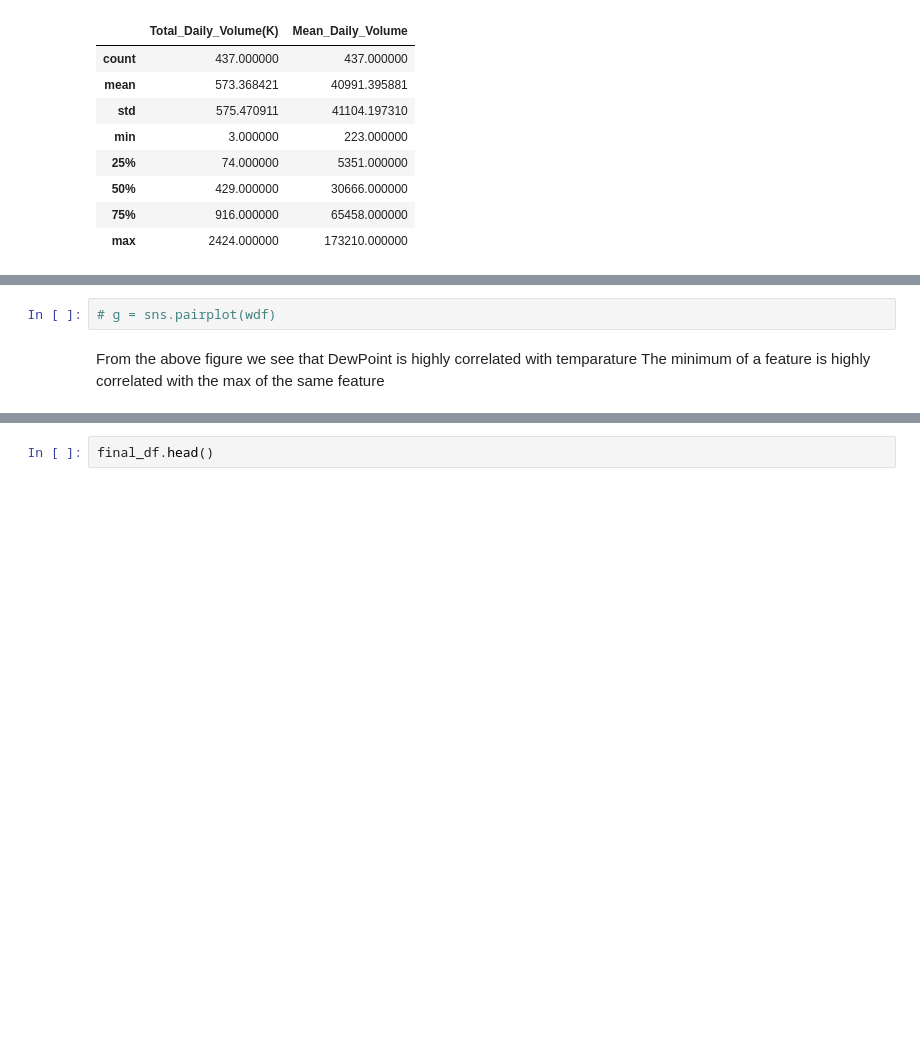
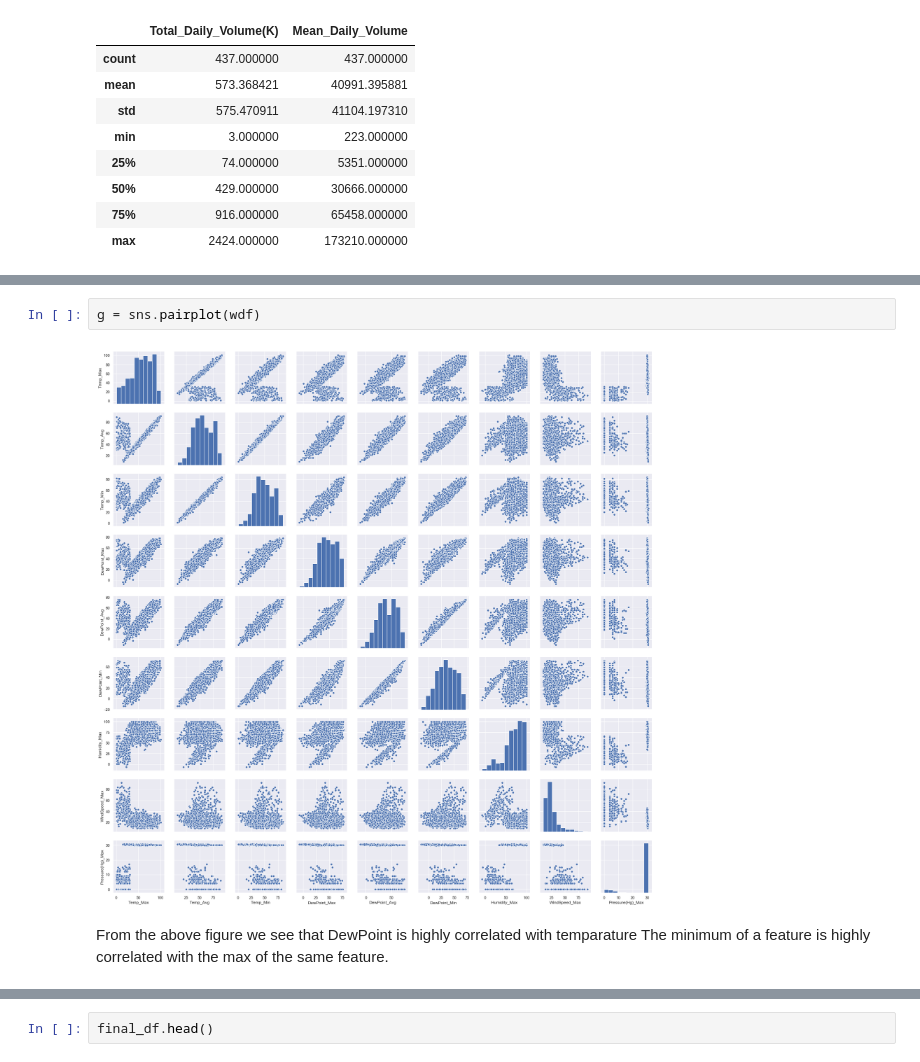
Before and after one commit to samiramunir/Predicting_Traffic_Data_Using_Weather, a Jupyter notebook: Traffic_Volume.ipynb, the cells around one changed output, grey strips where cells are left out. Cells and saved outputs as stored; diff of their text form; blank space fills up the shorter version.

```diff
--- a/Traffic_Volume.ipynb
+++ b/Traffic_Volume.ipynb
@@ -324,6 +384,8 @@ wdf.shape
 # %%
-# g = sns.pairplot(wdf)
+g = sns.pairplot(wdf)
+# %% [output]
+[figure, added]
 # %% [markdown]
 From the above figure we see that DewPoint is highly correlated with temparature
-The minimum of a feature is highly correlated with the max of the same feature
+The minimum of a feature is highly correlated with the max of the same feature.
 # %%
```
Also changed, not shown: parts of 63 cells of this notebook, 1 other file.
